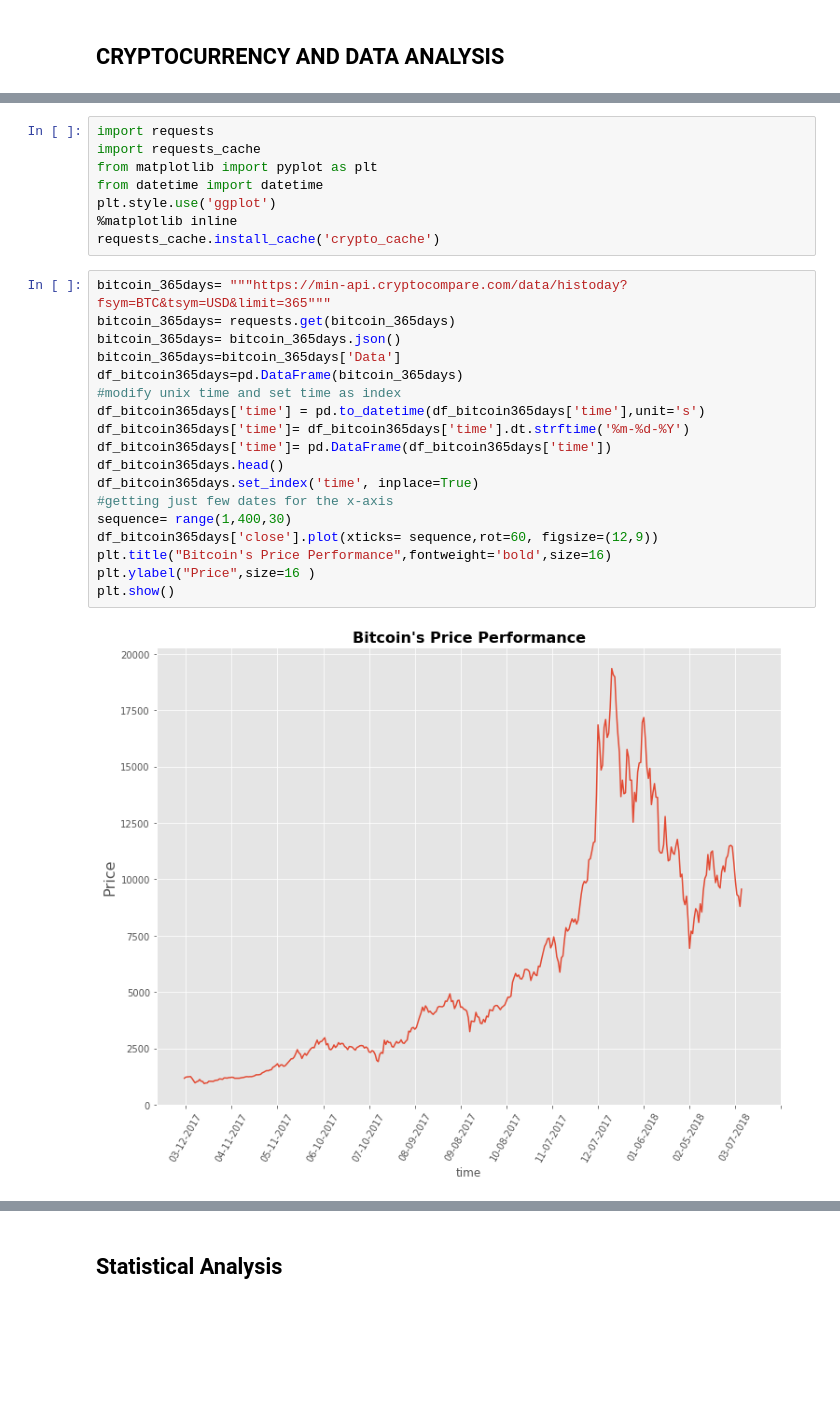
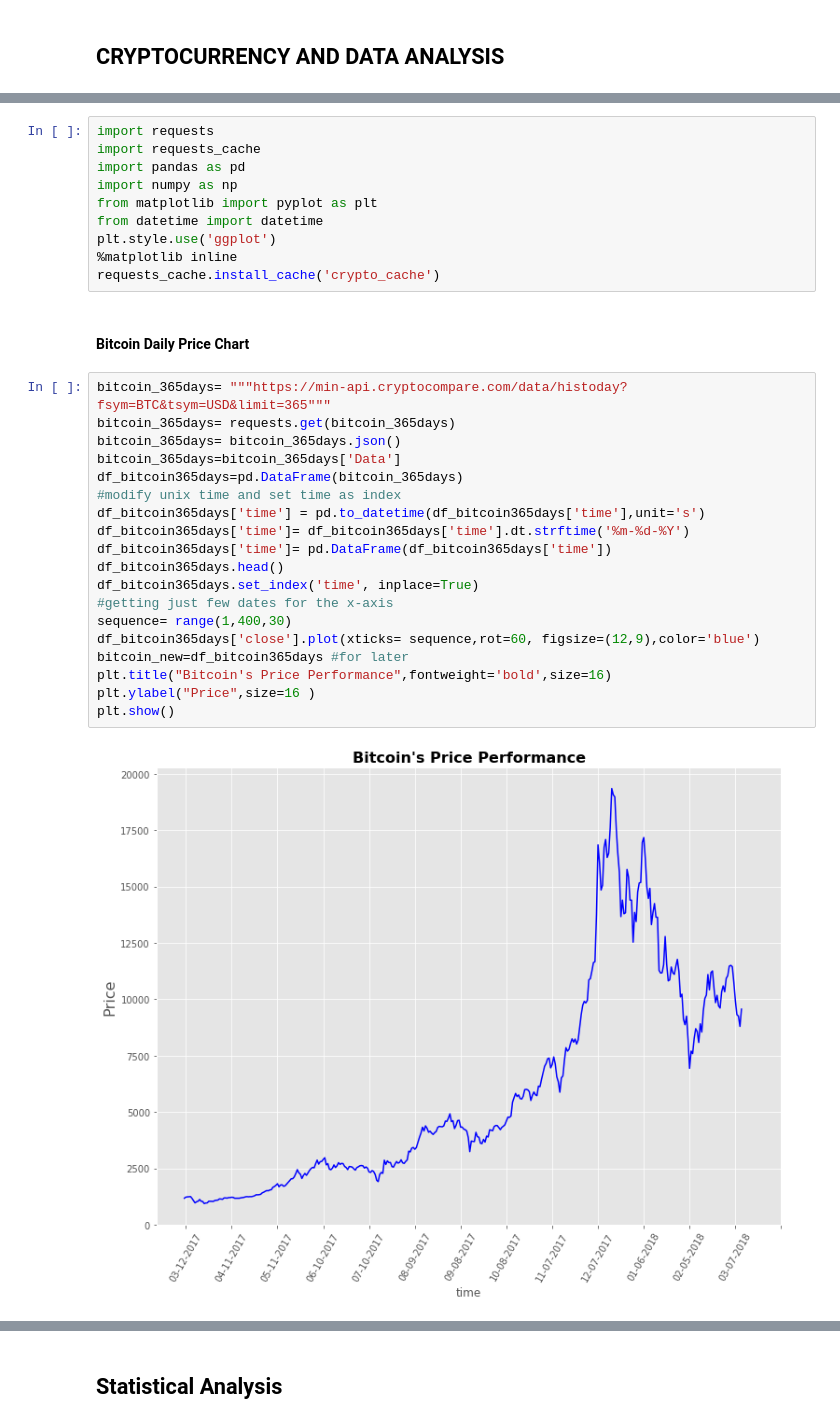
Before and after one commit to rickalarcon/Final_Project_Cryptocrruncy_Analysis, a Jupyter notebook: Final_Project_Crytocurrency.ipynb, the cells around one changed output, grey strips where cells are left out. Drawn from its saved outputs; the diff is of its cells as text; blank space fills up the shorter version.

```diff
--- a/Final_Project_Crytocurrency.ipynb
+++ b/Final_Project_Crytocurrency.ipynb
@@ -13,28 +18,33 @@ import numpy as np
 # %%
 import requests
 import requests_cache
+import pandas as pd
+import numpy as np
 from matplotlib import pyplot as plt
 from datetime import datetime
 plt.style.use('ggplot')
 %matplotlib inline
 requests_cache.install_cache('crypto_cache')
+# %% [markdown]
+#### Bitcoin Daily Price Chart
 # %%
 bitcoin_365days= """https://min-api.cryptocompare.com/data/histoday?fsym=BTC&tsym=USD&limit=365"""
 bitcoin_365days= requests.get(bitcoin_365days)
 bitcoin_365days= bitcoin_365days.json()
 bitcoin_365days=bitcoin_365days['Data']
 df_bitcoin365days=pd.DataFrame(bitcoin_365days)
 #modify unix time and set time as index
 df_bitcoin365days['time'] = pd.to_datetime(df_bitcoin365days['time'],unit='s')
 df_bitcoin365days['time']= df_bitcoin365days['time'].dt.strftime('%m-%d-%Y')
 df_bitcoin365days['time']= pd.DataFrame(df_bitcoin365days['time'])
 df_bitcoin365days.head()
 df_bitcoin365days.set_index('time', inplace=True)
 #getting just few dates for the x-axis
 sequence= range(1,400,30)
-df_bitcoin365days['close'].plot(xticks= sequence,rot=60, figsize=(12,9))
+df_bitcoin365days['close'].plot(xticks= sequence,rot=60, figsize=(12,9),color='blue')
+bitcoin_new=df_bitcoin365days #for later
 plt.title("Bitcoin's Price Performance",fontweight='bold',size=16)
 plt.ylabel("Price",size=16 )
 plt.show()
 # %% [output]
-[figure, old version]
+[figure, new version]
```
Also changed, not shown: parts of 56 cells of this notebook.
